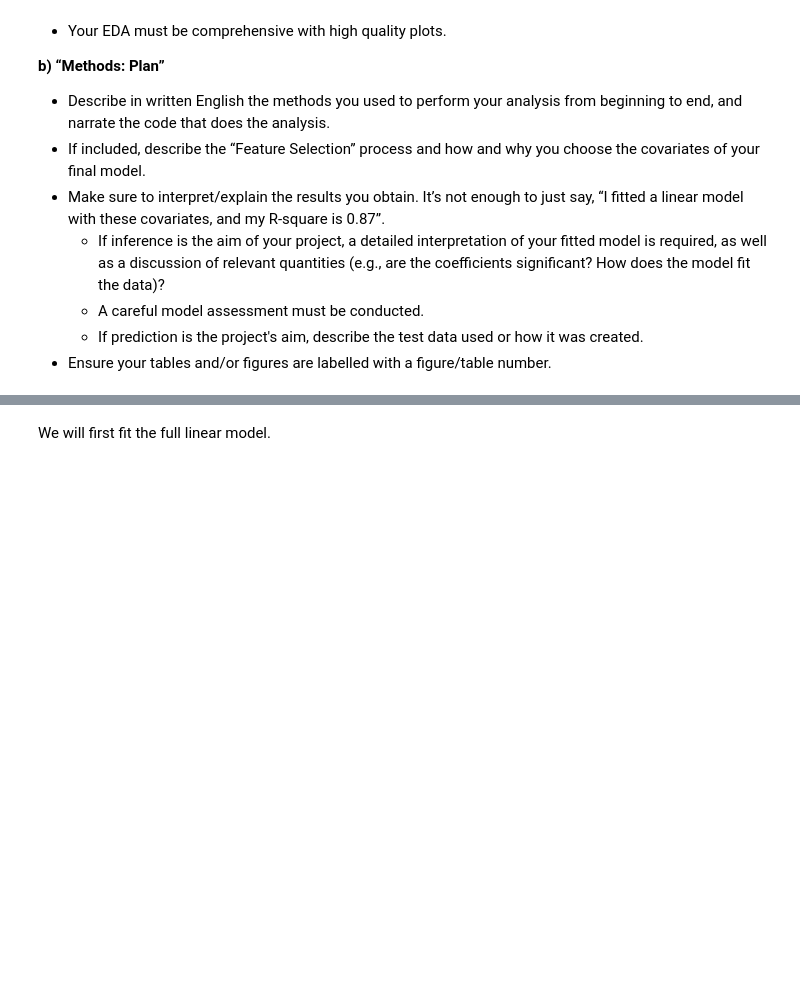
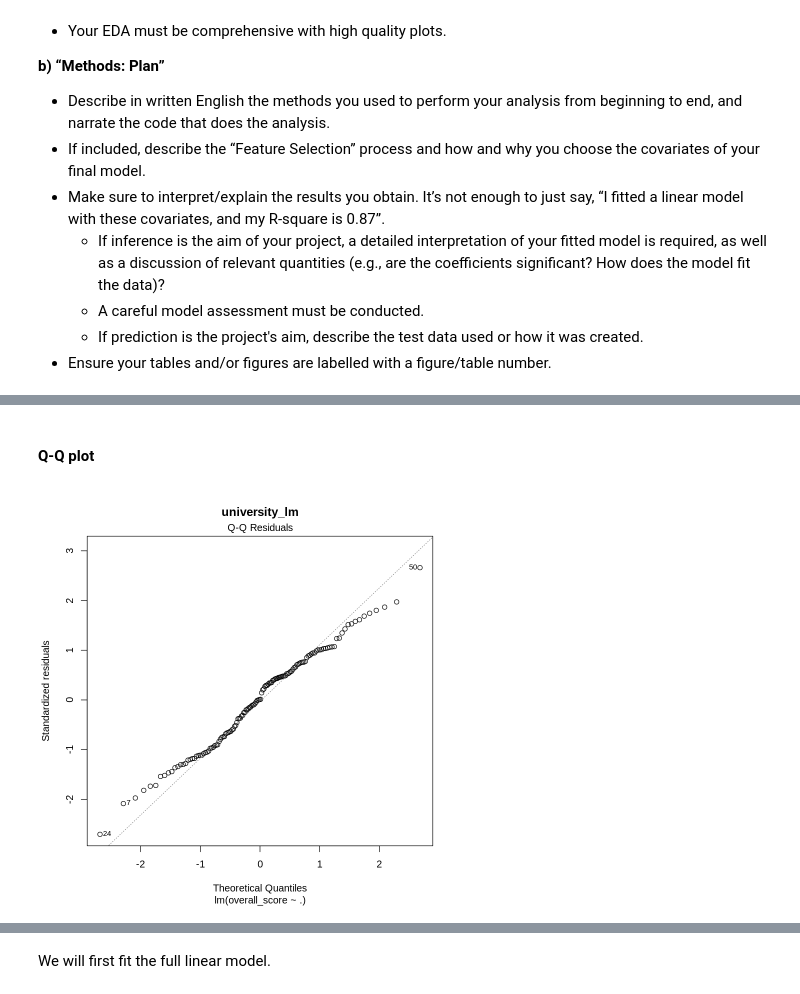
Before and after one commit to ayushtvora/stat-301-group-project, a Jupyter notebook: group_project_report.ipynb, the cells around one changed output, grey strips where cells are left out. Drawn from its saved outputs; the diff is of its cells as text; code cells hidden in the pictures; blank space fills up the shorter version.

```diff
--- a/group_project_report.ipynb
+++ b/group_project_report.ipynb
@@ -120,0 +173,6 @@ A tibble: 6 × 13
+# %% [markdown]
+#### Q-Q plot
+# %%
+plot(university_lm, 2, main = "university_lm")
+# %% [output]
+[figure, added]
```
Also changed, not shown: parts of 17 cells of this notebook.
